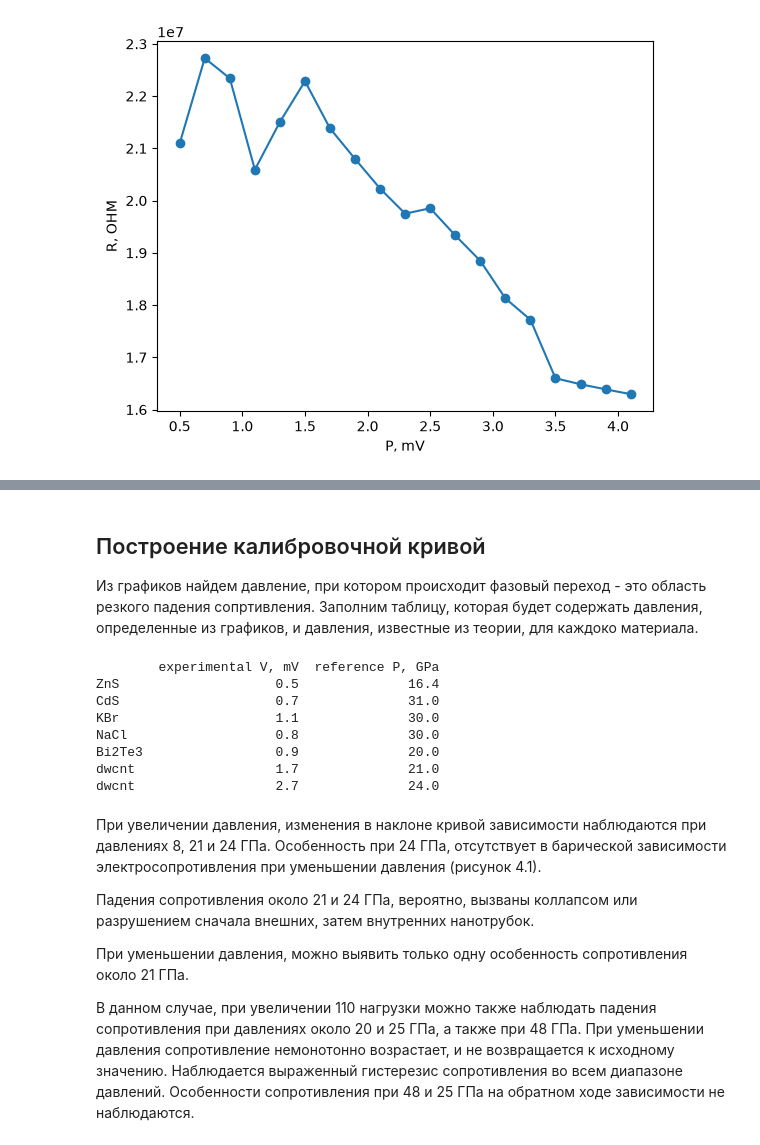
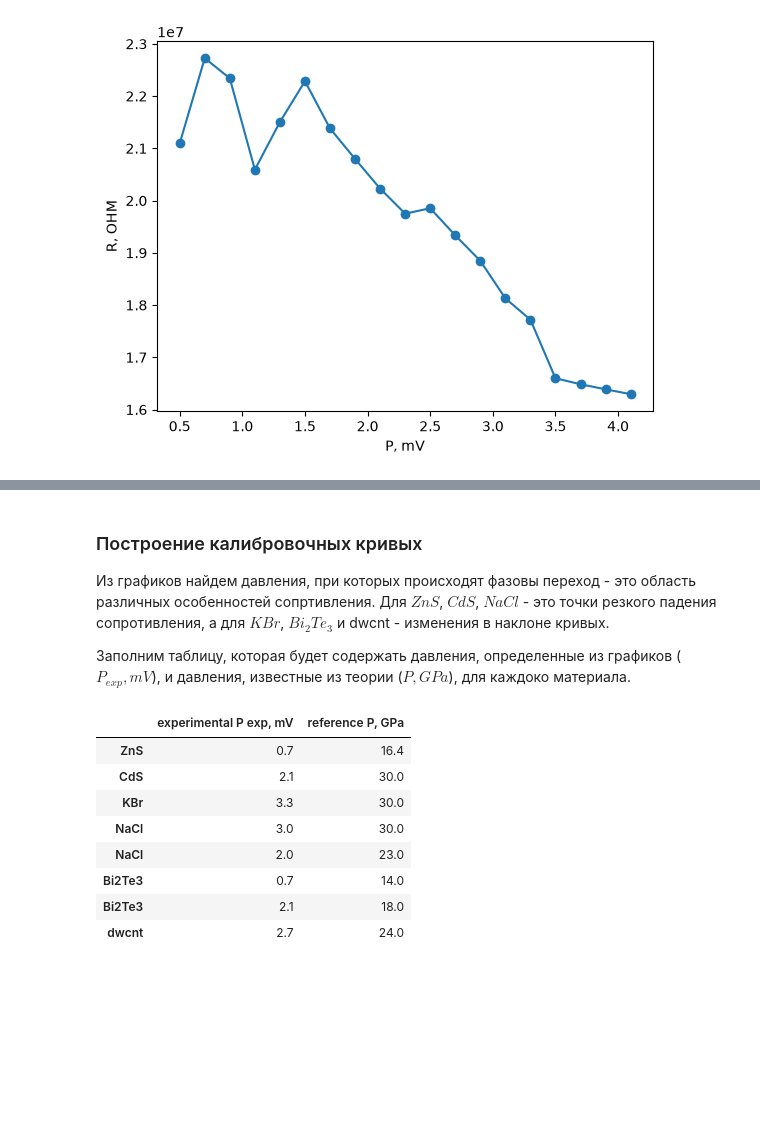
Before and after one commit to anna-am/pressure-calibration, a Jupyter notebook: pressure_calibration.ipynb, the cells around one changed output, grey strips where cells are left out. Saved outputs shown, nothing was run; the diff lists cells and outputs as text; code cells hidden in the pictures; blank space fills up the shorter version.

```diff
--- a/pressure_calibration.ipynb
+++ b/pressure_calibration.ipynb
@@ -195,43 +180,24 @@ plt.show()
 # %% [markdown]
-## Построение калибровочной кривой
+### Построение калибровочных кривых
 
-Из графиков найдем давление, при котором происходит фазовый переход - это область резкого падения сопртивления.
-Заполним таблицу, которая будет содержать давления, определенные из графиков, и давления, известные из теории, для каждоко материала.
+Из графиков найдем давления, при которых происходят фазовы переход - это область различных особенностей сопртивления. Для $ZnS$, $CdS$, $NaCl$ - это точки резкого падения сопротивления, а для $KBr$, $Bi_2Te_3$ и dwcnt - изменения в наклоне кривых.
+
+Заполним таблицу, которая будет содержать давления, определенные из графиков ($P_{exp}, mV$), и давления, известные из теории ($P, GPa$), для каждоко материала.
 # %%
 points = pd.DataFrame({
-    'experimental V, mV':[0.5, 0.7, 1.1, 0.8, 0.9, 1.7, 2.7], # 2.3,
-    'reference P, GPa':[16.4, 31, 30, 30, 20, 21, 24]},   #dwcnt 8, 24(только при увеличении давления); 45,
-    index = ['ZnS', 'CdS', 'KBr', 'NaCl', 'Bi2Te3', 'dwcnt', 'dwcnt'] #'KBr'
+    'experimental P exp, mV':[0.7, 2.1, 3.3, 3.0, 2.0, 0.7, 2.1, 2.7],
+    'reference P, GPa':[16.4, 30, 30, 30, 23.0, 14, 18, 24]},
+    index = ['ZnS', 'CdS', 'KBr', 'NaCl', 'NaCl', 'Bi2Te3', 'Bi2Te3', 'dwcnt']
 )
 
-print(points)
+display(points)
 # %% [output]
-        experimental V, mV  reference P, GPa
-ZnS                    0.5              16.4
-CdS                    0.7              31.0
-KBr                    1.1              30.0
-NaCl                   0.8              30.0
-Bi2Te3                 0.9              20.0
-dwcnt                  1.7              21.0
-dwcnt                  2.7              24.0
+|  | experimental P exp, mV | reference P, GPa |
+| ZnS | 0.7 | 16.4 |
+| CdS | 2.1 | 30.0 |
+| KBr | 3.3 | 30.0 |
+| NaCl | 3.0 | 30.0 |
+| NaCl | 2.0 | 23.0 |
+| Bi2Te3 | 0.7 | 14.0 |
+| Bi2Te3 | 2.1 | 18.0 |
+| dwcnt | 2.7 | 24.0 |
-# %% [markdown]
-При
-увеличении давления, изменения в наклоне кривой зависимости наблюдаются при
-давлениях 8, 21 и 24 ГПа. Особенность при 24 ГПа, отсутствует в барической
-зависимости электросопротивления при уменьшении давления (рисунок 4.1).
-
-
- Падения сопротивления около 21 и 24 ГПа, вероятно, вызваны
-коллапсом или разрушением сначала внешних, затем внутренних нанотрубок.
-
-При уменьшении давления, можно выявить только одну
-особенность сопротивления около 21 ГПа.
-
-
-В данном случае, при увеличении
-110
-нагрузки можно также наблюдать падения сопротивления при давлениях около 20
-и 25 ГПа, а также при 48 ГПа. При уменьшении давления сопротивление
-немонотонно возрастает, и не возвращается к исходному значению. Наблюдается
-выраженный гистерезис сопротивления во всем диапазоне давлений. Особенности
-сопротивления при 48 и 25 ГПа на обратном ходе зависимости не наблюдаются.
```
Also changed, not shown: parts of 19 cells of this notebook.
